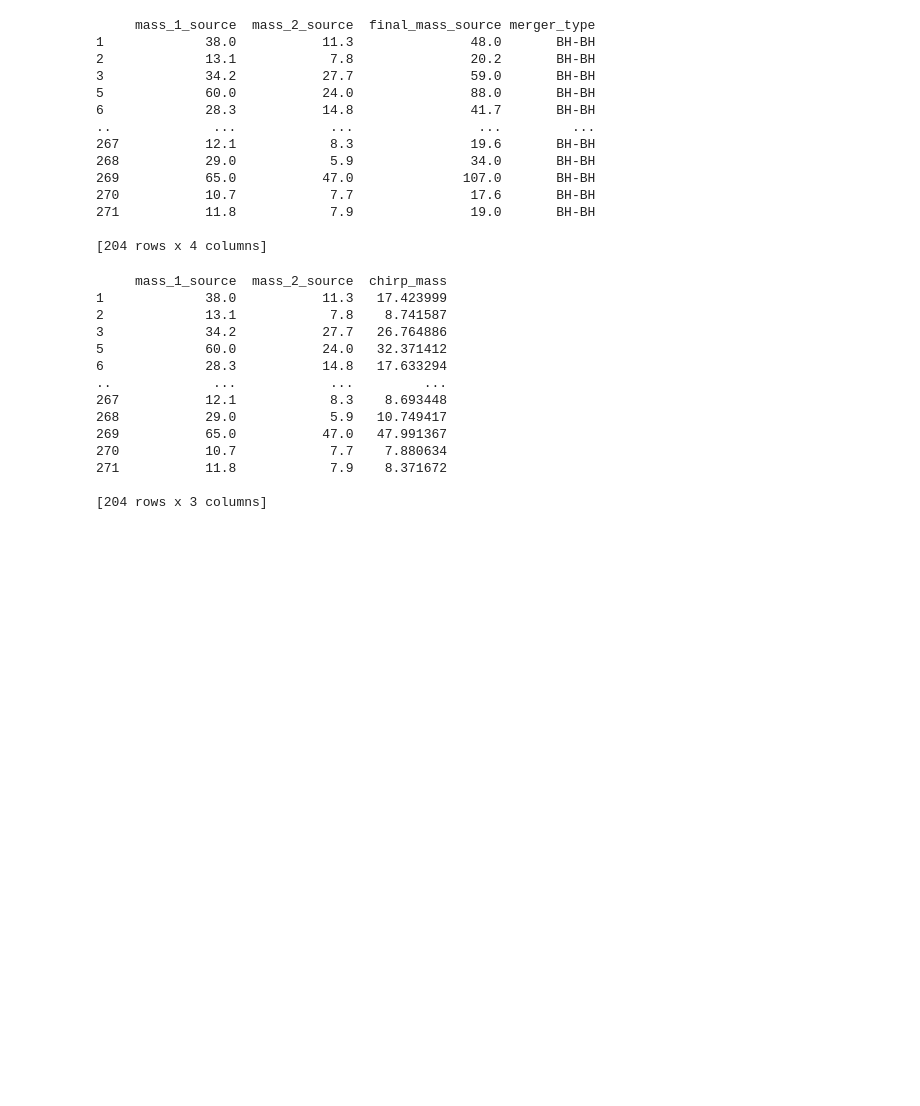
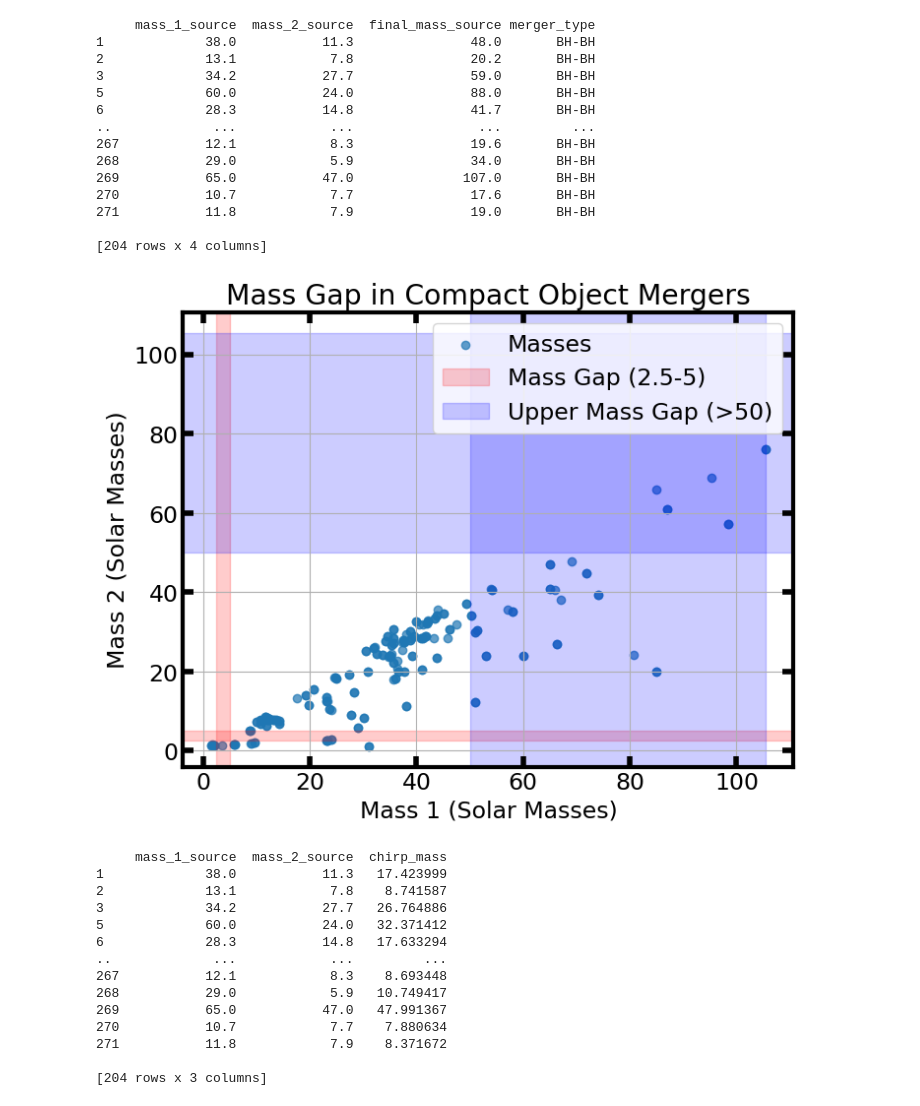
Before and after one commit to leighharwell/G-Waves, a Jupyter notebook: G-Waves.ipynb, the cells around one changed output. Drawn from its saved outputs; the diff is of its cells as text; code cells hidden in the pictures; blank space fills up the shorter version.

```diff
--- a/G-Waves.ipynb
+++ b/G-Waves.ipynb
@@ -54,7 +54,7 @@ def classify_merger(row):
     '''Classifiing merger types based on the 2 mass sources'''
     #define mass ranges
     NS_range = (1.1, 2.5) #neutron star mass range, 1.1-2.5 because some sources say 2 solar masses and others say 3 solar masses
-    BH_range = 3 #balk Hole mass range is roughly 5 solar masses and up
+    BH_range = 5 #balk Hole mass range is roughly 5 solar masses and up
 
     mass1, mass2 = row['mass_1_source'], row['mass_2_source']
     if NS_range[0] <= mass1 <= NS_range[1] and NS_range[0] <= mass2 <= NS_range[1]:
@@ -130,4 +129,39 @@ print(organized_df_BH_BH)
 271           11.8            7.9               19.0       BH-BH
 
 [204 rows x 4 columns]
+# %%
+import matplotlib.pyplot as plt
+
+def plot_mass_gap(df_events):
+    # Extract masses
+    mass1 = df_events['mass_1_source']
+    mass2 = df_events['mass_2_source']
+
+    # Create a scatter plot
+    plt.figure(figsize=(8, 6))
+    plt.scatter(mass1, mass2, alpha=0.7, label='Masses')
+
+    # Highlight the mass gap region
+    plt.axvspan(2.5, 5, color='red', alpha=0.2, label='Mass Gap (2.5-5)')
+    plt.axhspan(2.5, 5, color='red', alpha=0.2)
+
+    # Highlight the upper mass gap region (e.g., masses > 50 solar masses)
+    upper_mass_threshold = 50
+    plt.axvspan(upper_mass_threshold, max(mass1.max(), mass2.max()), color='blue', alpha=0.2, label='Upper Mass Gap (>50)')
+    plt.axhspan(upper_mass_threshold, max(mass1.max(), mass2.max()), color='blue', alpha=0.2)
+
+    # Add labels and legend
+    plt.xlabel('Mass 1 (Solar Masses)')
+    plt.ylabel('Mass 2 (Solar Masses)')
+    plt.title('Mass Gap in Compact Object Mergers')
+    plt.legend()
+    plt.grid(True)
+
+    # Show the plot
+    plt.show()
+
+# Call the function with df_events
+plot_mass_gap(df_events)
+# %% [output]
+[figure, added]
 # %%
```
Also changed, not shown: parts of 2 cells of this notebook.
